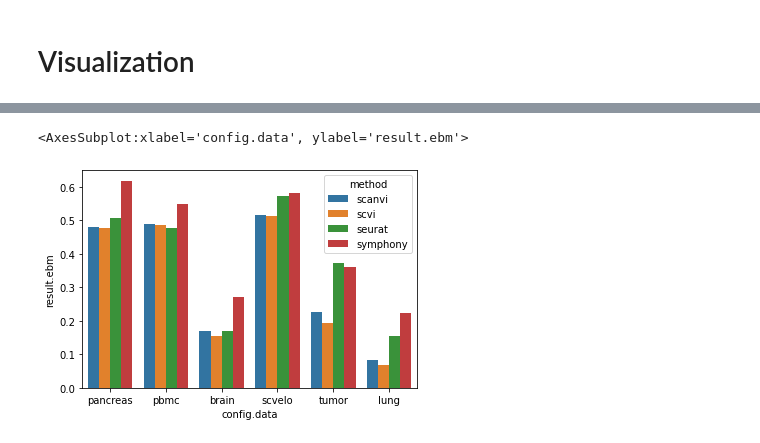
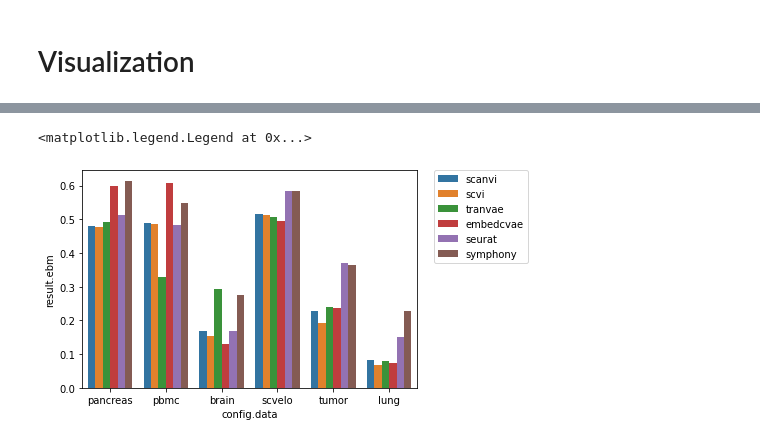
Before and after one commit to theislab/scPoli_reproduce, a Jupyter notebook: benchmarks/Benchmarks.ipynb, the cells around one changed output, grey strips where cells are left out. Drawn from its saved outputs; the diff is of its cells as text; code cells hidden in the pictures.

```diff
--- a/benchmarks/Benchmarks.ipynb
+++ b/benchmarks/Benchmarks.ipynb
@@ -126,0 +175,5 @@ results = pd.concat([results, r_scores])
+# %%
+r_scores['method'][~r_scores['classification_report'].isna()] = 'seurat'
+# %%
+results['seurat'] = r_scores[r_scores['method'] == 'seurat']
+results['symphony'] = r_scores[r_scores['method'] == 'symphony']
@@ -126,0 +224,20 @@ results = pd.concat([results, r_scores])
+# %%
+for score in list(results['symphony']['integration_scores'].iloc[0].columns):
+    results['symphony'][f'{score}'] = results['symphony']['integration_scores'].apply(
+        lambda x: x[score]
+    )
+results['symphony'].columns = [
+    f'result.{x}'
+    if i > 1
+    else f'config.{x}'
+    for i, x
+    in enumerate(
+        results['symphony'].columns
+    )
+]
+results['symphony'] = results['symphony'][[
+    'config.data',
+    'result.ebm',
+    'result.knn',
+]]
+results['symphony'] = results['symphony'].assign(method='symphony')
@@ -127,5 +252,5 @@ results = pd.concat([results, r_scores])
 # %% [markdown]
 # Visualization
 # %%
-integration_methods = ['scanvi', 'scvi', 'seurat', 'symphony']
-classification_methods = ['scanvi', 'seurat', 'svm', 'mars']
+integration_methods = ['scanvi', 'scvi', 'seurat', 'symphony', 'tranvae', 'embedcvae']
+classification_methods = ['scanvi', 'seurat', 'svm', 'mars', 'tranvae', 'embedcvae']
@@ -132,10 +277,11 @@ classification_methods = ['scanvi', 'seurat', 'svm', 'mars']
 # %%
 sns.barplot(
     x='config.data',
     y='result.ebm',
     hue='method',
     data=results[results['method'].isin(integration_methods)]
 )
+plt.legend(bbox_to_anchor=(1.05, 1), loc=2, borderaxespad=0.)
 # %% [output]
-<AxesSubplot:xlabel='config.data', ylabel='result.ebm'>
+<matplotlib.legend.Legend at 0x...>
-[figure, old version]
+[figure, new version]
```
Also changed, not shown: parts of 23 cells of this notebook, 10 other files.
